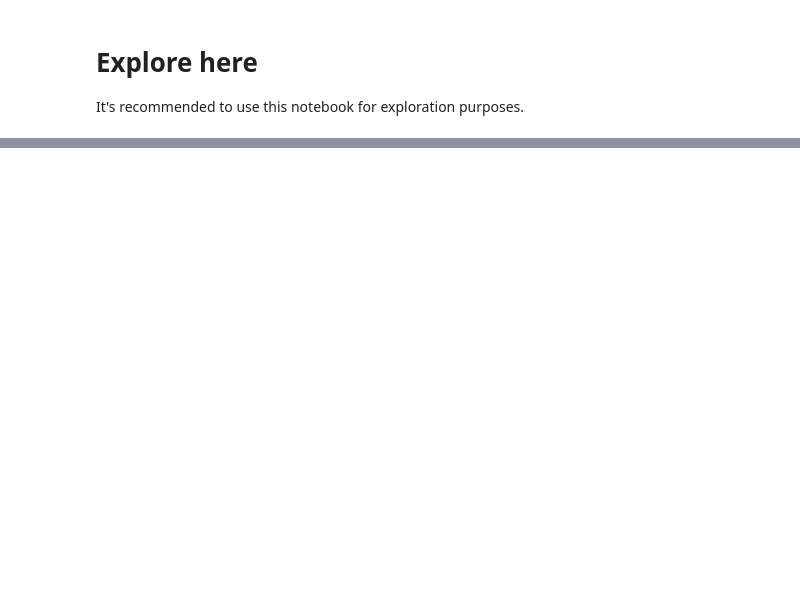
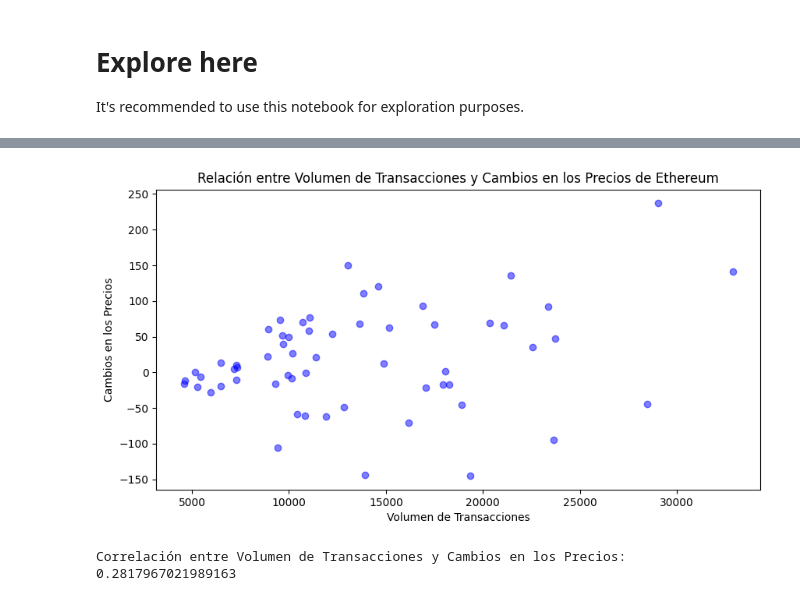
Before and after one commit to RmVa23/web-scraping-project-tutorial, a Jupyter notebook: src/explore.ipynb, the cells around one changed output, grey strips where cells are left out. Cells and saved outputs as stored; diff of their text form; code cells hidden in the pictures; blank space fills up the shorter version.

Commit message:
limpieza datos y graficos eth

```diff
--- a/src/explore.ipynb
+++ b/src/explore.ipynb
@@ -80,0 +5,30 @@ TypeError: WebDriver.__init__() got an unexpected keyword argument 'executable_p
+# %%
+import pandas as pd
+import matplotlib.pyplot as plt
+
+eth = pd.read_csv('1-trimestre-2024-ETH.csv')
+
+# Limpieza de datos
+
+# 1. Convertir las columnas a datos númericos
+# Convertir la columna 'Fecha' a formato fecha
+
+eth['Fecha'] = pd.to_datetime(eth['Fecha'], format='%b %d, %Y')
+
+# Convertir las columnas de precios a tipo float y quitar el signo de dólar y las comas
+
+columnas_precio = ['Abrir', 'Alto', 'Bajo', 'Cerrar', 'Volumen', 'Cap. de Mercado']
+eth[columnas_precio] = eth[columnas_precio].replace('[\$,]', '', regex=True).astype(float)
+
+# * El parámetro regex=True en el método replace() indica que el patrón que estás pasando como primer argumento es una expresión regular.
+# * Las expresiones regulares son patrones utilizados para buscar y reemplazar texto dentro de cadenas de caracteres.
+
+# * En el contexto de replace(), cuando regex=True, el primer argumento se interpreta como una expresión regular.
+# * Esto significa que puedes usar patrones más complejos para encontrar y reemplazar texto en las cadenas.
+
+columnas_millones = ['Volumen', 'Cap. de Mercado']
+eth[columnas_millones] = eth[columnas_millones] / 1000000
+
+# Actualizamos los nombres de las columnas
+eth = eth.rename(columns={'Abrir': 'Apertura', 'Alto': 'Max.', 'Bajo': 'Min.', 'Cerrar': 'Cierre', 'Volumen': 'Volumen(MM)', 'Cap. de Mercado': 'Cap.Mercado(MM)'})
+print(eth)
@@ -80,0 +141,15 @@ TypeError: WebDriver.__init__() got an unexpected keyword argument 'executable_p
+# %%
+# Gráfico de dispersión entre el volumen de transacciones y los cambios en los precios
+plt.figure(figsize=(10, 5))
+plt.scatter(eth['Volumen(MM)'], eth['Cierre'] - eth['Apertura'], color='blue', alpha=0.5)
+plt.xlabel('Volumen de Transacciones')
+plt.ylabel('Cambios en los Precios')
+plt.title('Relación entre Volumen de Transacciones y Cambios en los Precios de Ethereum')
+plt.show()
+
+# Calcular la correlación entre el volumen de transacciones y los cambios en los precios
+corr = eth['Volumen(MM)'].corr(eth['Cierre'] - eth['Apertura'])
+print("Correlación entre Volumen de Transacciones y Cambios en los Precios:", corr)
+# %% [output]
+[figure, added]
+Correlación entre Volumen de Transacciones y Cambios en los Precios: 0.2817967021989163
```
Also changed, not shown: parts of 5 cells of this notebook.
